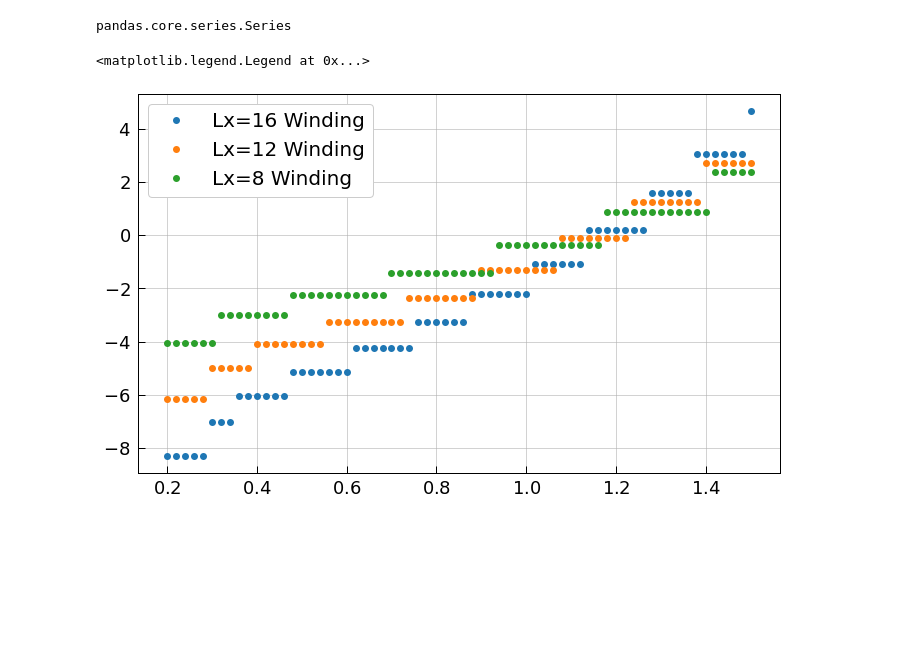
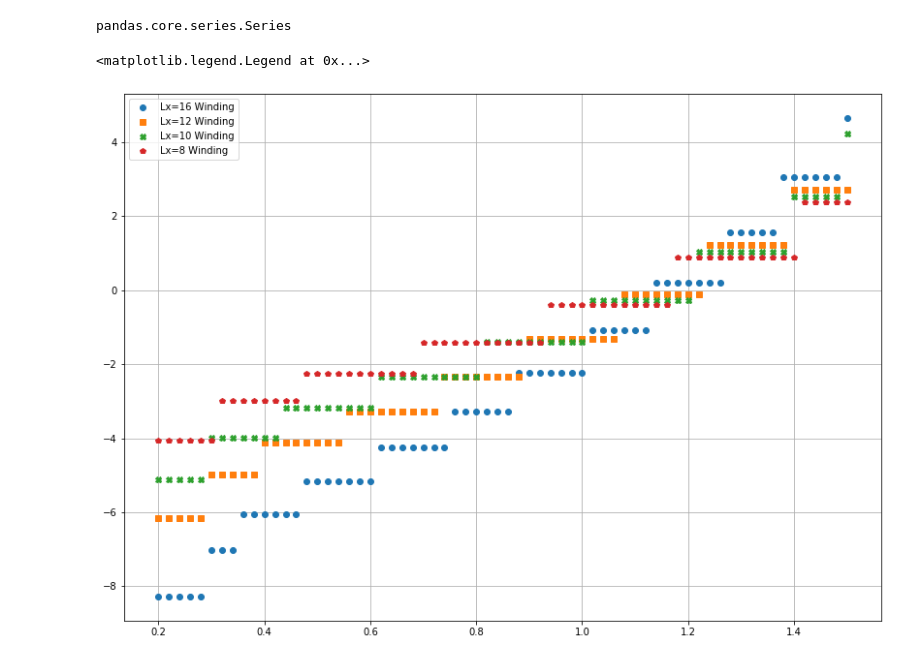
Before and after one commit to Philipp137/SquareIce, a Jupyter notebook: 06_data/28_06_plots_paolo/data_analisys.ipynb, the cells around one changed output. Cells and saved outputs as stored; diff of their text form; code cells hidden in the pictures; blank space fills up the shorter version.

```diff
--- a/06_data/28_06_plots_paolo/data_analisys.ipynb
+++ b/06_data/28_06_plots_paolo/data_analisys.ipynb
@@ -4,7 +4,7 @@ import os
 import numpy as np
 import matplotlib.pyplot as plt
 import matplotlib.cm as cm
-plt.style.use('/Users/paolostornati/Phd/phdthesis.mpltstyle')
+#plt.style.use('/Users/paolostornati/Phd/phdthesis.mpltstyle')
 niceblack="#262626"
 from matplotlib.colors import ListedColormap
 from palettable.cartocolors.sequential import DarkMint_7
@@ -67,12 +67,14 @@ type(df.Lx)
 # %% [output]
 pandas.core.series.Series
 # %%
+plt.figure(figsize=(14,10))
 plt.plot(df[(df['Lx']==16)]['mu_y'], df[(df['Lx']==16)]['winding'], lw=0,marker='o', label= 'Lx=16 Winding')
-plt.plot(df[(df['Lx']==12)]['mu_y'], df[(df['Lx']==12)]['winding'], lw=0,marker='o', label= 'Lx=12 Winding')
-plt.plot(df[(df['Lx']==8)]['mu_y'], df[(df['Lx']==8)]['winding'], lw=0,marker='o', label= 'Lx=8 Winding')
+plt.plot(df[(df['Lx']==12)]['mu_y'], df[(df['Lx']==12)]['winding'], lw=0,marker='s', label= 'Lx=12 Winding')
+plt.plot(df[(df['Lx']==10)]['mu_y'], df[(df['Lx']==10)]['winding'], lw=0,marker='X', label= 'Lx=10 Winding')
+plt.plot(df[(df['Lx']==8)]['mu_y'], df[(df['Lx']==8)]['winding'], lw=0,marker='p', label= 'Lx=8 Winding')
 plt.grid()
 plt.legend()
 # %% [output]
 <matplotlib.legend.Legend at 0x...>
-[figure, old version]
+[figure, new version]
 # %%
```
Also changed, not shown: parts of 12 cells of this notebook.
